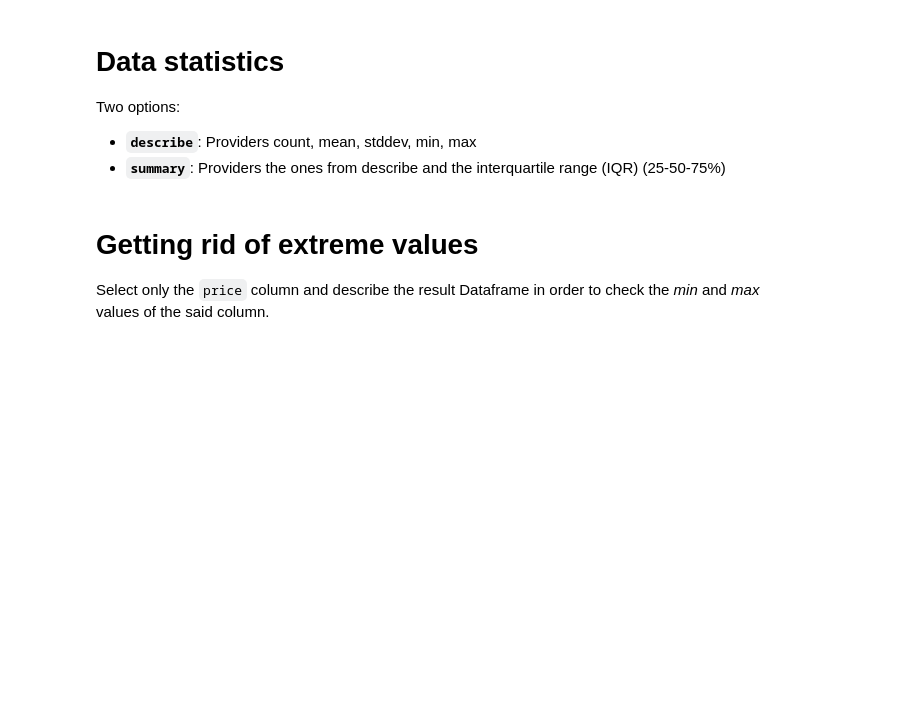
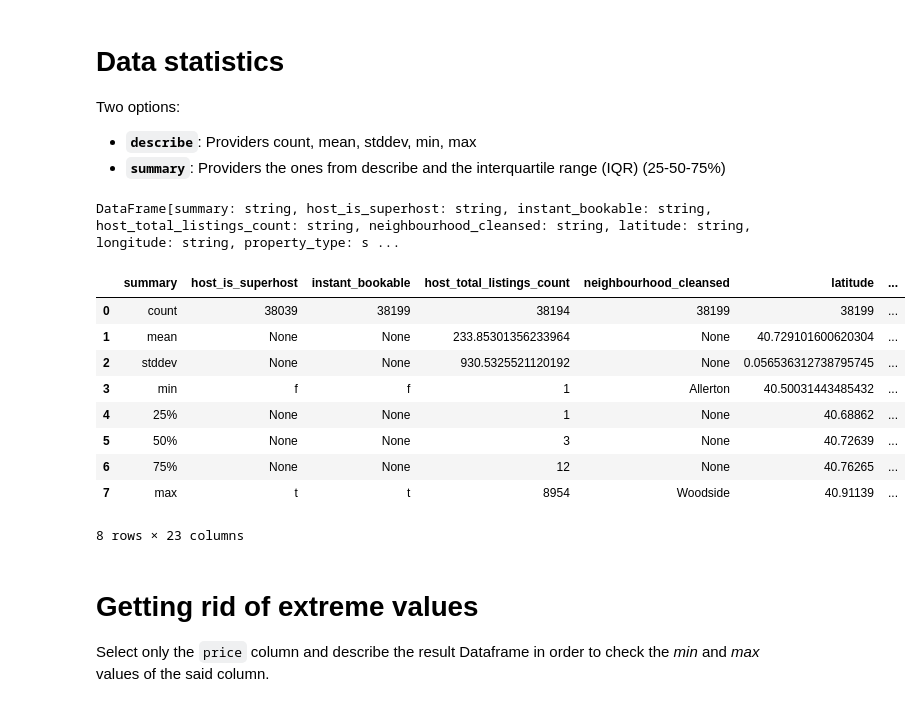
Before and after one commit to SCouto/SparkIA, a Jupyter notebook: Demos/2. Demo_Data_Cleansing.ipynb, the cells around one changed output. Saved outputs shown, nothing was run; the diff lists cells and outputs as text; code cells hidden in the pictures; blank space fills up the shorter version.

```diff
--- a/Demos/2. Demo_Data_Cleansing.ipynb
+++ b/Demos/2. Demo_Data_Cleansing.ipynb
@@ -73,11 +93,32 @@ columns_to_keep = [
 ## Expected output
 * 22 columns
 # %%
-columns_to_keep = <TODO>
+columns_to_keep = [
+    "host_is_superhost",
+    "instant_bookable",
+    "host_total_listings_count",
+    "neighbourhood_cleansed",
+    "latitude",
+    "longitude",
+    "property_type",
+    "room_type",
+    "accommodates",
+    "bathrooms",
+    "bedrooms",
+    "beds",
+    "minimum_nights",
+    "number_of_reviews",
+    "review_scores_rating",
+    "review_scores_accuracy",
+    "review_scores_cleanliness",
+    "review_scores_checkin",
+    "review_scores_communication",
+    "review_scores_location",
+    "review_scores_value",
+    "price"
+]
 
-base_df = raw_df.select(<TODO>)
-
-base_df.show(truncate=False)
+base_df = raw_df.select(columns_to_keep)
 # %% [markdown]
 # Fixing Data Types
 If you check the schema from the previous dataframe, you will be able to see that the **`price`** field was understand as a price. This is a pretty commons error when dealing with monetary amounts due to currency sumbols. We need it to be a number. So:
@@ -91,18 +132,29 @@ Skew is when data is not balanced and it doesnt follows a normal distribution
 # %%
 from pyspark.sql.functions import col, translate
 
-fixed_price_df = base_df.withColumn(<TODO>)
-
-fixed_price_df.show(truncate=False)
+fixed_price_df = base_df.withColumn("price", translate(col("price"), "$", "").cast("double"))
 # %% [markdown]
 # Data statistics
 Two options:
 * **`describe`**: Providers count, mean, stddev, min, max
 * **`summary`**: Providers the ones from describe and the interquartile range (IQR) (25-50-75%)
 # %%
-display(fixed_price_df.describe())
+display(fixed_price_df.describe().toPandas())
+# %% [output]
+DataFrame[summary: string, host_is_superhost: string, instant_bookable: string, host_total_listings_count: string, neighbourhood_cleansed: string, latitude: string, longitude: string, property_type: s ...
 # %%
-display(fixed_price_df.summary())
+display(fixed_price_df.summary().toPandas())
+# %% [output]
+|  | summary | host_is_superhost | instant_bookable | host_total_listings_count | neighbourhood_cleansed | latitude | ... |
+| 0 | count | 38039 | 38199 | 38194 | 38199 | 38199 | ... |
+| 1 | mean | None | None | 233.85301356233964 | None | 40.729101600620304 | ... |
+| 2 | stddev | None | None | 930.5325521120192 | None | 0.056536312738795745 | ... |
+| 3 | min | f | f | 1 | Allerton | 40.50031443485432 | ... |
+| 4 | 25% | None | None | 1 | None | 40.68862 | ... |
+| 5 | 50% | None | None | 3 | None | 40.72639 | ... |
+| 6 | 75% | None | None | 12 | None | 40.76265 | ... |
+| 7 | max | t | t | 8954 | Woodside | 40.91139 | ... |
+8 rows × 23 columns
 # %% [markdown]
 # Getting rid of extreme values
 Select only the `price` column and describe the result Dataframe in order to check the *min* and *max* values of the said column.
```
Also changed, not shown: parts of 7 cells of this notebook, 19 other files.
